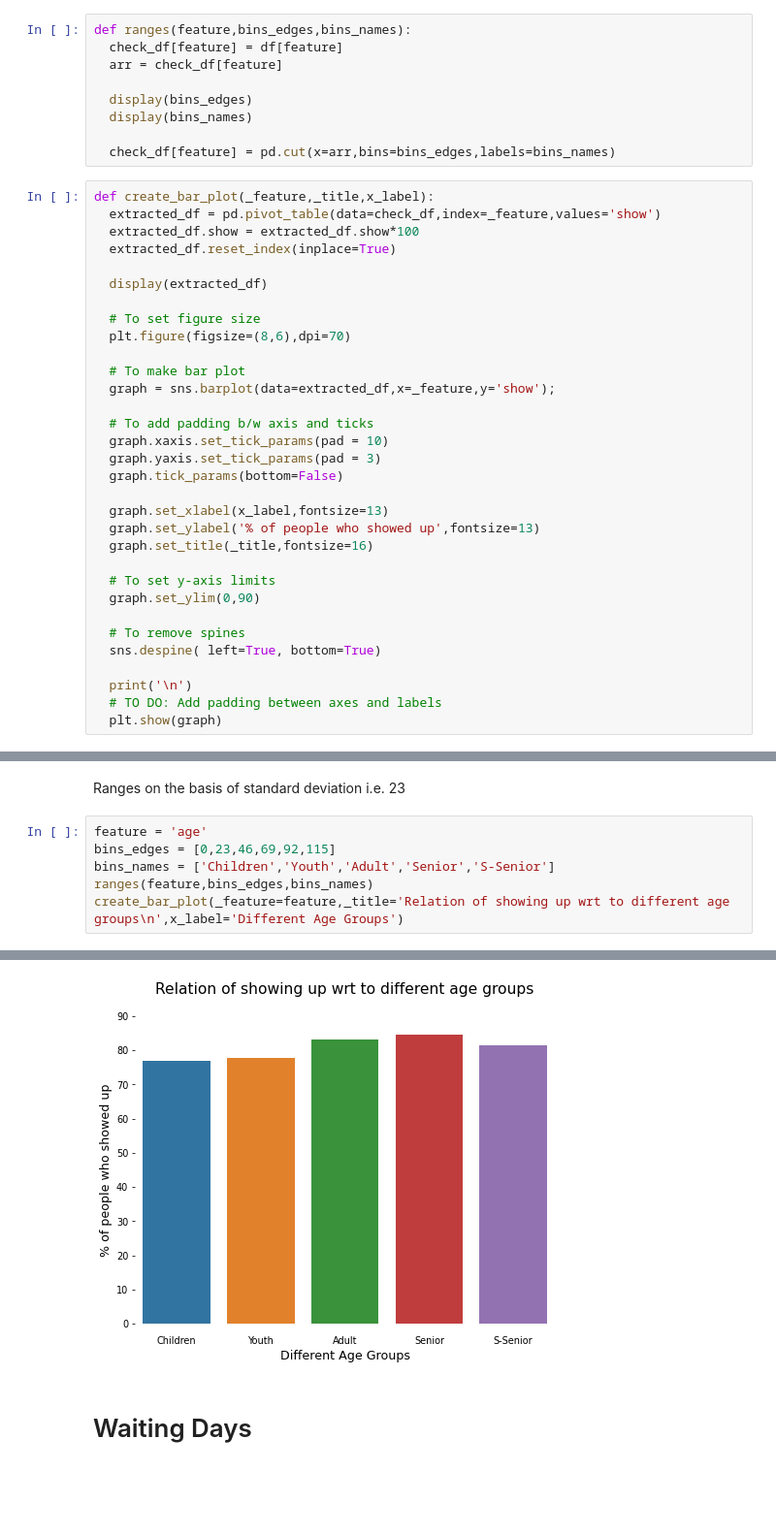
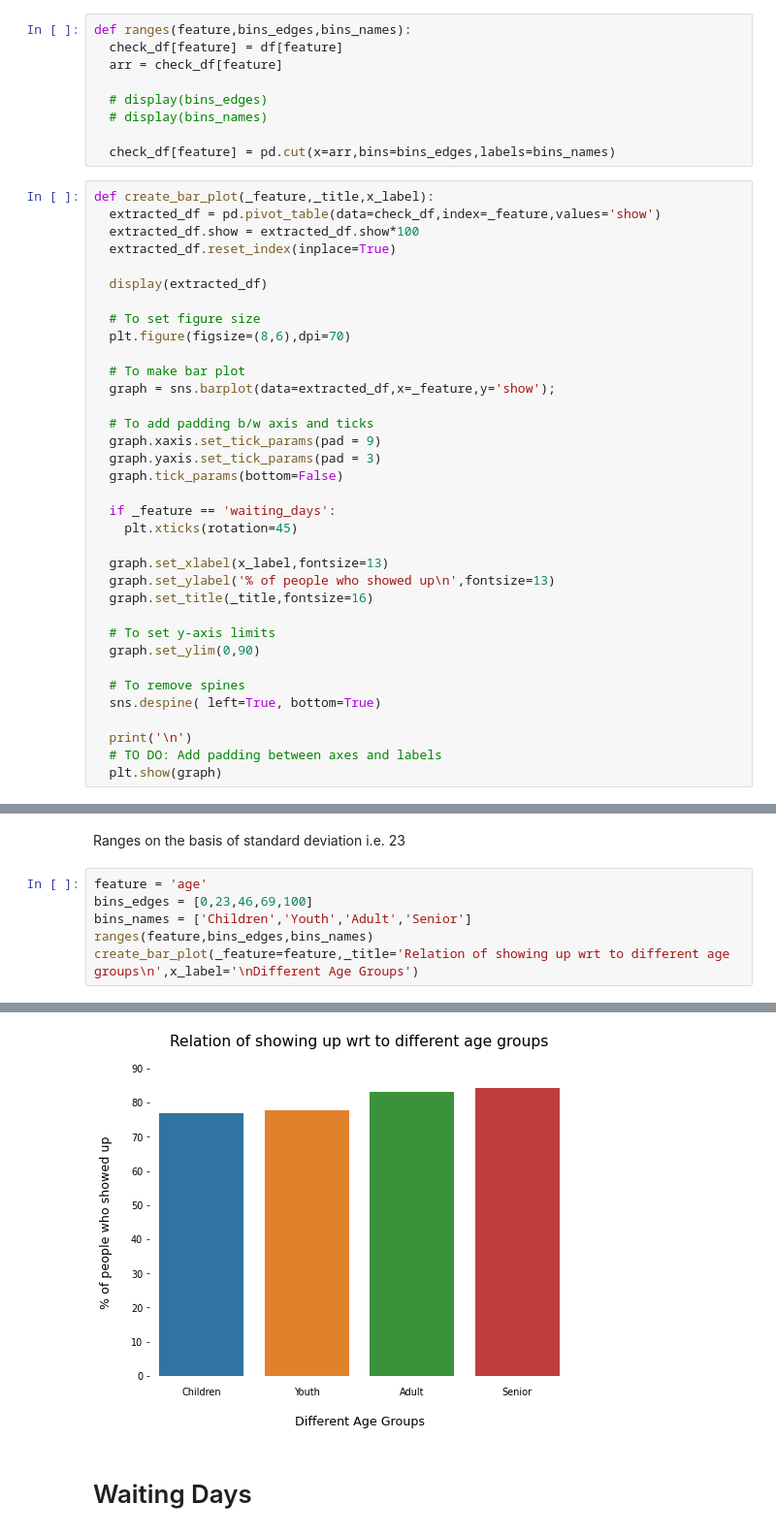
Before and after one commit to dishankkalra23/Medical-Appointment-No-Shows, a Jupyter notebook: Medical_Appointment_No_Shows.ipynb, the cells around one changed output, grey strips where cells are left out. Shown at 97% size. Cells and saved outputs as stored; diff of their text form; blank space fills up the shorter version.

```diff
--- a/Medical_Appointment_No_Shows.ipynb
+++ b/Medical_Appointment_No_Shows.ipynb
@@ -586,8 +593,8 @@ def ranges(feature,bins_edges,bins_names):
   check_df[feature] = df[feature]
   arr = check_df[feature]
 
-  display(bins_edges)
-  display(bins_names)
+  # display(bins_edges)
+  # display(bins_names)
 
   check_df[feature] = pd.cut(x=arr,bins=bins_edges,labels=bins_names)
 # %%
@@ -605,12 +612,15 @@ def create_bar_plot(_feature,_title,x_label):
   graph = sns.barplot(data=extracted_df,x=_feature,y='show');
 
   # To add padding b/w axis and ticks
-  graph.xaxis.set_tick_params(pad = 10)
+  graph.xaxis.set_tick_params(pad = 9)
   graph.yaxis.set_tick_params(pad = 3)
   graph.tick_params(bottom=False)
 
+  if _feature == 'waiting_days':
+    plt.xticks(rotation=45)
+
   graph.set_xlabel(x_label,fontsize=13)
-  graph.set_ylabel('% of people who showed up',fontsize=13)
+  graph.set_ylabel('% of people who showed up\n',fontsize=13)
   graph.set_title(_title,fontsize=16)
 
   # To set y-axis limits
@@ -643,8 +636,8 @@ create_bar_plot(_feature=feature,_title='Relation of showing up wrt to different
 Ranges on the basis of standard deviation i.e. 23
 # %%
 feature = 'age'
-bins_edges = [0,23,46,69,92,115]
-bins_names = ['Children','Youth','Adult','Senior','S-Senior']
+bins_edges = [0,23,46,69,100]
+bins_names = ['Children','Youth','Adult','Senior']
 ranges(feature,bins_edges,bins_names)
-create_bar_plot(_feature=feature,_title='Relation of showing up wrt to different age groups\n',x_label='Different Age Groups')
+create_bar_plot(_feature=feature,_title='Relation of showing up wrt to different age groups\n',x_label='\nDifferent Age Groups')
 # %% [output]
@@ -659,4 +649,4 @@ create_bar_plot(_feature=feature,_title='Relation of showing up wrt to different
-[figure, old version]
+[figure, new version]
 # %% [markdown]
 # Waiting Days
 # %%
```
Also changed, not shown: parts of 7 cells of this notebook.
